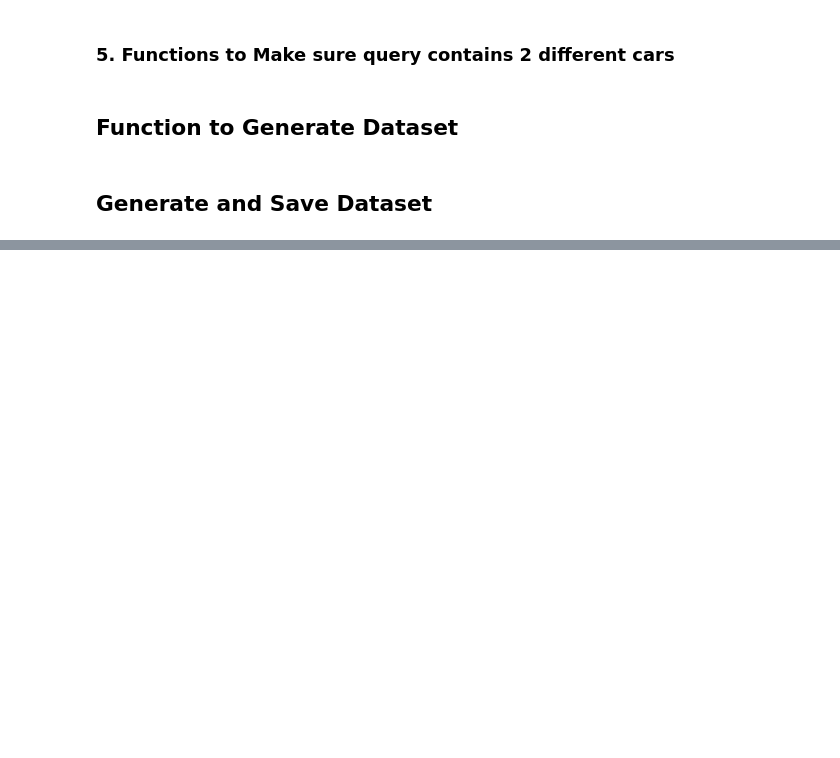
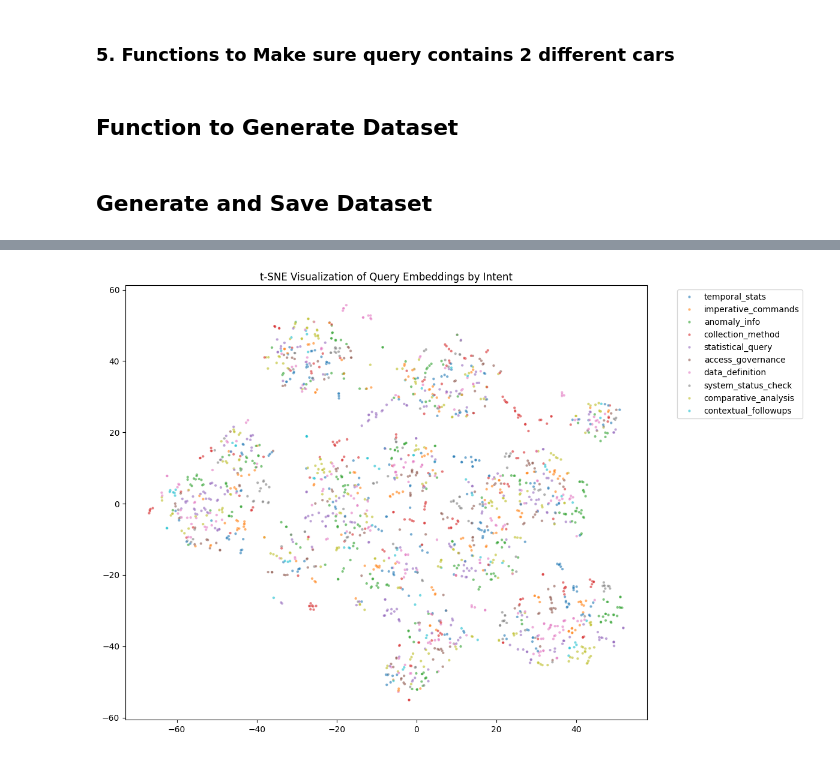
Before and after one commit to punnoose-1620/masters-thesis-sensor-data, a Jupyter notebook: Intent_Data_Generator.ipynb, the cells around one changed output, grey strips where cells are left out. Cells and saved outputs as stored; diff of their text form; code cells hidden in the pictures; blank space fills up the shorter version.

```diff
--- a/Intent_Data_Generator.ipynb
+++ b/Intent_Data_Generator.ipynb
@@ -324,0 +407,17 @@ Success! Generated 7500 unique entries for automotive sensor intent model.
+# %%
+def plot_embeddings(df):
+    # Using a lightweight model for speed
+    model = SentenceTransformer('all-MiniLM-L6-v2')
+    embeddings = model.encode(df['query'].tolist(), show_progress_bar=True)
+
+    # Reduce dimensions to 2D
+    tsne = TSNE(n_components=2, random_state=42, perplexity=30)
+    reduced_data = tsne.fit_transform(embeddings)
+
+    plt.figure(figsize=(12, 8))
+    sns.scatterplot(x=reduced_data[:, 0], y=reduced_data[:, 1], hue=df['intent'],
+                    palette='tab10', s=10, alpha=0.6)
+    plt.title('t-SNE Visualization of Query Embeddings by Intent')
+    plt.legend(bbox_to_anchor=(1.05, 1), loc='upper left')
+    plt.tight_layout()
+    plt.show()
@@ -324,0 +464,4 @@ Success! Generated 7500 unique entries for automotive sensor intent model.
+# %%
+plot_embeddings(df.sample(2000)) # Subsample for faster t-SNE plotting
+# %% [output]
+[figure, added]
```
Also changed, not shown: parts of 22 cells of this notebook.
